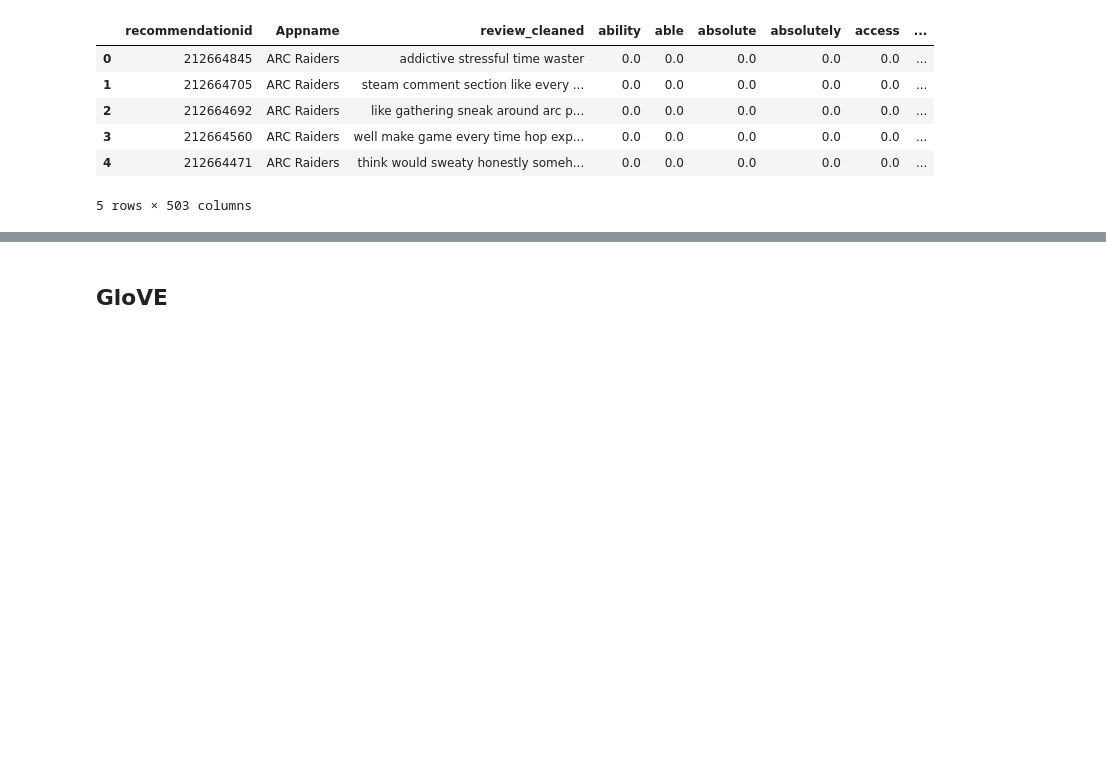
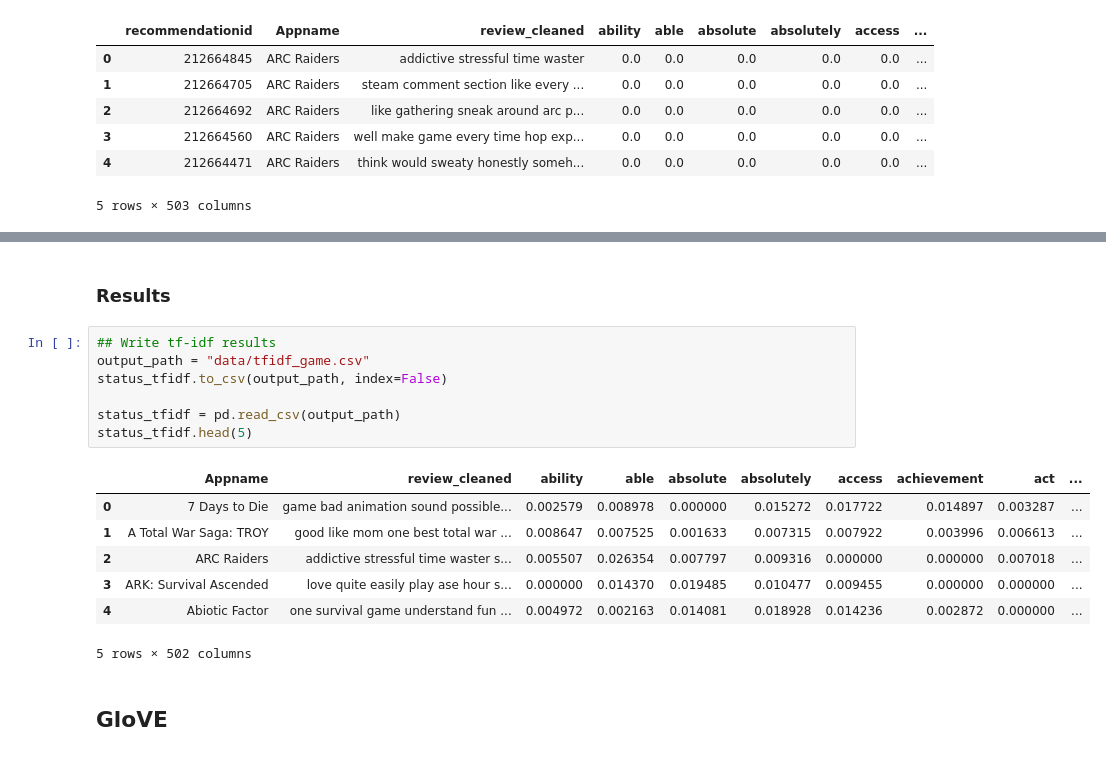
Before and after one commit to CGU-08-IST-332-nlp-steam-name/group-project, a Jupyter notebook: FeatureGeneration.ipynb, the cells around one changed output, grey strips where cells are left out. Saved outputs shown, nothing was run; the diff lists cells and outputs as text; blank space fills up the shorter version.

```diff
--- a/FeatureGeneration.ipynb
+++ b/FeatureGeneration.ipynb
@@ -168,3 +228,20 @@ status_tfidf.head(5)
+# %% [markdown]
+### Results
+# %%
+## Write tf-idf results
+output_path = "data/tfidf_game.csv"
+status_tfidf.to_csv(output_path, index=False)
+
+status_tfidf = pd.read_csv(output_path)
+status_tfidf.head(5)
+# %% [output]
+|  | Appname | review_cleaned | ability | able | absolute | absolutely | access | achievement | act | ... |
+| 0 | 7 Days to Die | game bad animation sound possible... | 0.002579 | 0.008978 | 0.000000 | 0.015272 | 0.017722 | 0.014897 | 0.003287 | ... |
+| 1 | A Total War Saga: TROY | good like mom one best total war ... | 0.008647 | 0.007525 | 0.001633 | 0.007315 | 0.007922 | 0.003996 | 0.006613 | ... |
+| 2 | ARC Raiders | addictive stressful time waster s... | 0.005507 | 0.026354 | 0.007797 | 0.009316 | 0.000000 | 0.000000 | 0.007018 | ... |
+| 3 | ARK: Survival Ascended | love quite easily play ase hour s... | 0.000000 | 0.014370 | 0.019485 | 0.010477 | 0.009455 | 0.000000 | 0.000000 | ... |
+| 4 | Abiotic Factor | one survival game understand fun ... | 0.004972 | 0.002163 | 0.014081 | 0.018928 | 0.014236 | 0.002872 | 0.000000 | ... |
+5 rows × 502 columns
 # %% [markdown]
 ## GloVE
 # %% [markdown]
```
Also changed, not shown: parts of 7 cells of this notebook, 1 other file.
